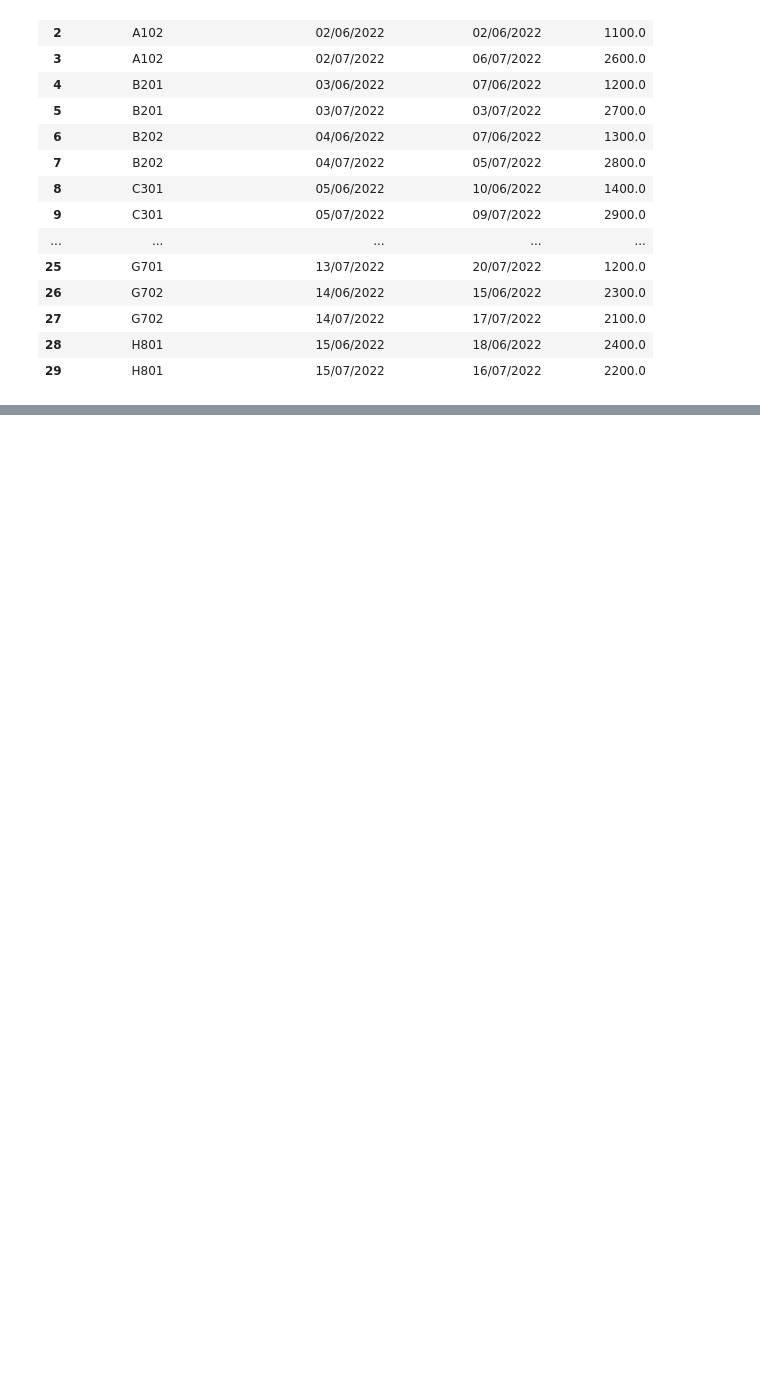
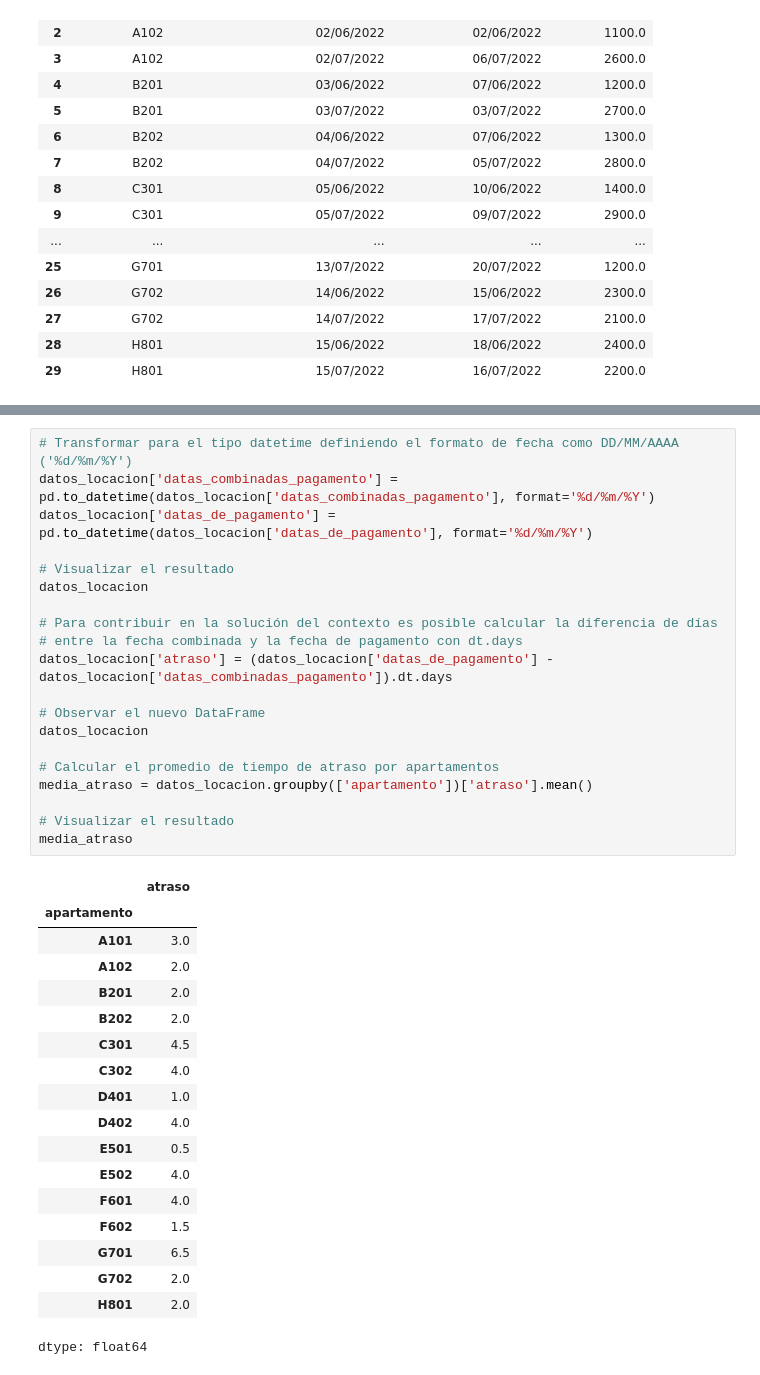
Before and after one commit to AenimaLabs/pandas_tratamiento_manipulacion_datos, a Jupyter notebook: Pandas_tratamiento_manipulacion_datos.ipynb, the cells around one changed output, grey strips where cells are left out. Drawn from its saved outputs; the diff is of its cells as text; blank space fills up the shorter version.

```diff
--- a/Pandas_tratamiento_manipulacion_datos.ipynb
+++ b/Pandas_tratamiento_manipulacion_datos.ipynb
@@ -818,0 +855,39 @@ datos_locacion
+# %%
+# Transformar para el tipo datetime definiendo el formato de fecha como DD/MM/AAAA ('%d/%m/%Y')
+datos_locacion['datas_combinadas_pagamento'] = pd.to_datetime(datos_locacion['datas_combinadas_pagamento'], format='%d/%m/%Y')
+datos_locacion['datas_de_pagamento'] = pd.to_datetime(datos_locacion['datas_de_pagamento'], format='%d/%m/%Y')
+
+# Visualizar el resultado
+datos_locacion
+
+# Para contribuir en la solución del contexto es posible calcular la diferencia de días
+# entre la fecha combinada y la fecha de pagamento con dt.days
+datos_locacion['atraso'] = (datos_locacion['datas_de_pagamento'] - datos_locacion['datas_combinadas_pagamento']).dt.days
+
+# Observar el nuevo DataFrame
+datos_locacion
+
+# Calcular el promedio de tiempo de atraso por apartamentos
+media_atraso = datos_locacion.groupby(['apartamento'])['atraso'].mean()
+
+# Visualizar el resultado
+media_atraso
+# %% [output]
+|  | atraso |
+| apartamento |  |
+| A101 | 3.0 |
+| A102 | 2.0 |
+| B201 | 2.0 |
+| B202 | 2.0 |
+| C301 | 4.5 |
+| C302 | 4.0 |
+| D401 | 1.0 |
+| D402 | 4.0 |
+| E501 | 0.5 |
+| E502 | 4.0 |
+| F601 | 4.0 |
+| F602 | 1.5 |
+| G701 | 6.5 |
+| G702 | 2.0 |
+| H801 | 2.0 |
+dtype: float64
```
Also changed, not shown: parts of 1 cell of this notebook.
